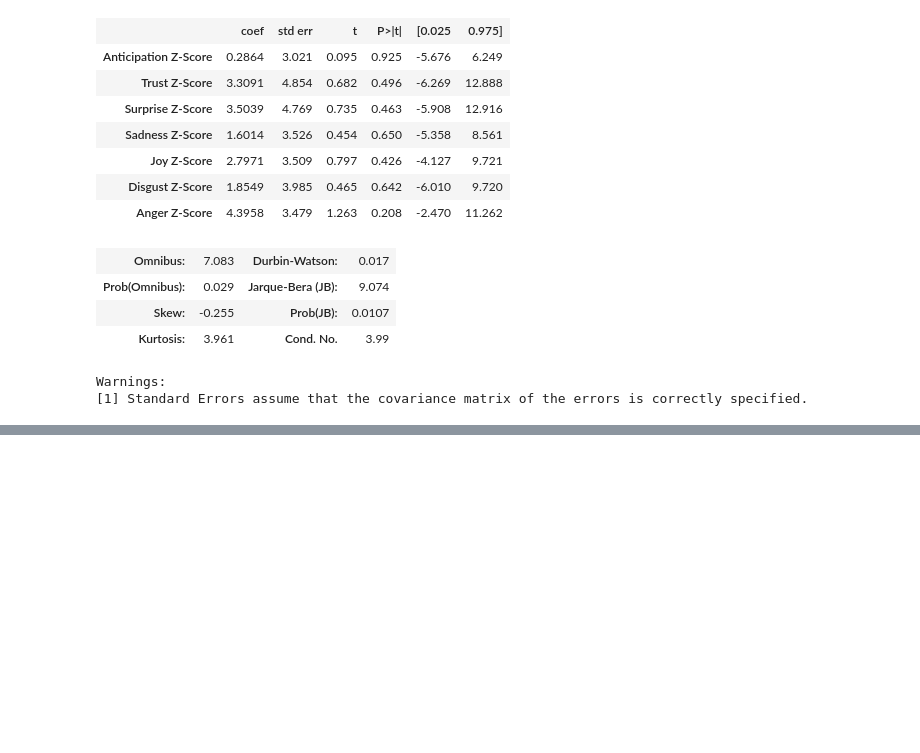
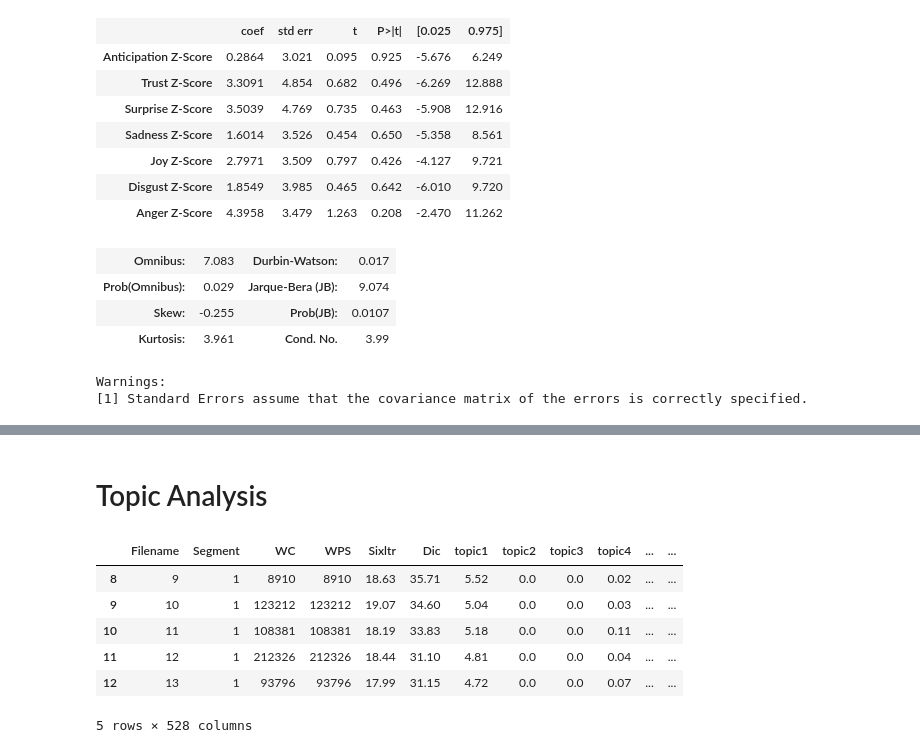
Before and after one commit to suvir-c/psyc-626, a Jupyter notebook: time-series-analysis/Multiple Linear Regression.ipynb, the cells around one changed output, grey strips where cells are left out. Cells and saved outputs as stored; diff of their text form; code cells hidden in the pictures; blank space fills up the shorter version.

```diff
--- a/time-series-analysis/Multiple Linear Regression.ipynb
+++ b/time-series-analysis/Multiple Linear Regression.ipynb
@@ -174,3 +190,17 @@ OLS Regression Results
 | Kurtosis: | 2.942 | Cond. No. | 2.21 |
 Warnings:
 [1] Standard Errors assume that the covariance matrix of the errors is correctly specified.
+# %% [markdown]
+# Topic Analysis
+# %%
+topic_df = pd.read_excel('./data/TopicScoresPerDay_Final.xlsx')
+topic_df = topic_df[(topic_df['Filename'] > 8) & (topic_df['Filename'] < 193)]
+topic_df.head()
+# %% [output]
+|  | Filename | Segment | WC | WPS | Sixltr | Dic | topic1 | topic2 | topic3 | topic4 | ... | ... |
+| 8 | 9 | 1 | 8910 | 8910 | 18.63 | 35.71 | 5.52 | 0.0 | 0.0 | 0.02 | ... | ... |
+| 9 | 10 | 1 | 123212 | 123212 | 19.07 | 34.60 | 5.04 | 0.0 | 0.0 | 0.03 | ... | ... |
+| 10 | 11 | 1 | 108381 | 108381 | 18.19 | 33.83 | 5.18 | 0.0 | 0.0 | 0.11 | ... | ... |
+| 11 | 12 | 1 | 212326 | 212326 | 18.44 | 31.10 | 4.81 | 0.0 | 0.0 | 0.04 | ... | ... |
+| 12 | 13 | 1 | 93796 | 93796 | 17.99 | 31.15 | 4.72 | 0.0 | 0.0 | 0.07 | ... | ... |
+5 rows × 528 columns
```
Also changed, not shown: parts of 8 cells of this notebook, 1 other file.
